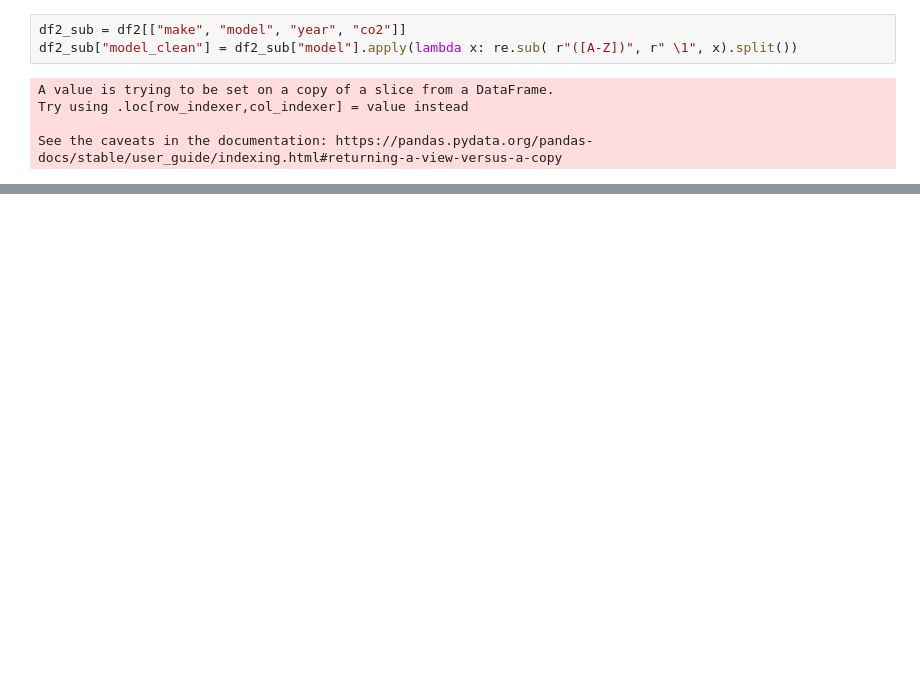
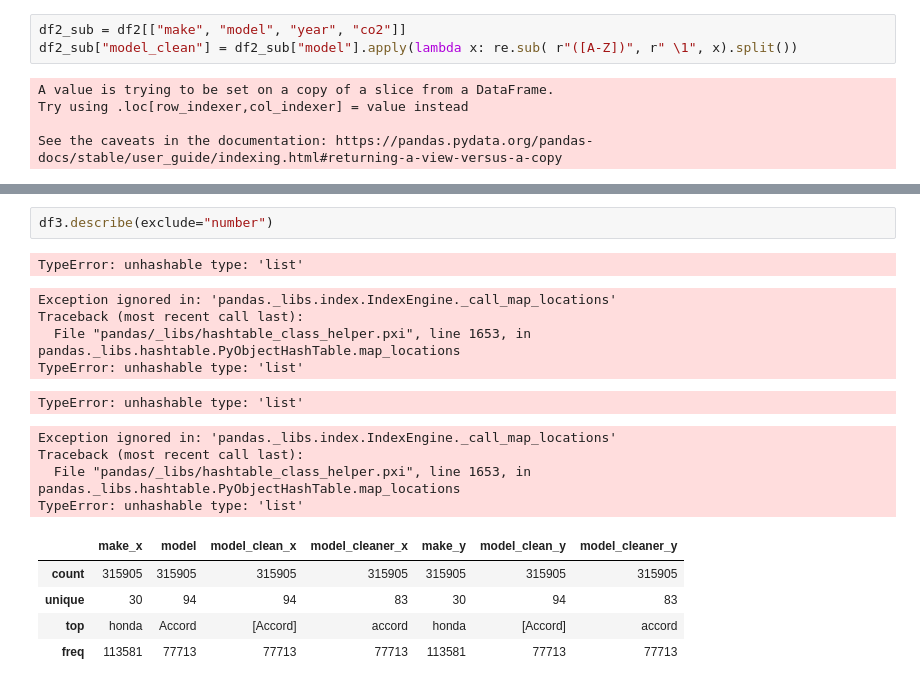
Before and after one commit to BloomTech-Labs/street-smarts-ds, a Jupyter notebook: notebooks/data_merge.ipynb, the cells around one changed output, grey strips where cells are left out. Saved outputs shown, nothing was run; the diff lists cells and outputs as text; blank space fills up the shorter version.

```diff
--- a/notebooks/data_merge.ipynb
+++ b/notebooks/data_merge.ipynb
@@ -59,0 +126,18 @@ df2_sub.head(10)
+# %%
+df3.describe(exclude="number")
+# %% [output]
+TypeError: unhashable type: 'list'
+Exception ignored in: 'pandas._libs.index.IndexEngine._call_map_locations'
+Traceback (most recent call last):
+  File "pandas/_libs/hashtable_class_helper.pxi", line 1653, in pandas._libs.hashtable.PyObjectHashTable.map_locations
+TypeError: unhashable type: 'list'
+TypeError: unhashable type: 'list'
+Exception ignored in: 'pandas._libs.index.IndexEngine._call_map_locations'
+Traceback (most recent call last):
+  File "pandas/_libs/hashtable_class_helper.pxi", line 1653, in pandas._libs.hashtable.PyObjectHashTable.map_locations
+TypeError: unhashable type: 'list'
+|  | make_x | model | model_clean_x | model_cleaner_x | make_y | model_clean_y | model_cleaner_y |
+| count | 315905 | 315905 | 315905 | 315905 | 315905 | 315905 | 315905 |
+| unique | 30 | 94 | 94 | 83 | 30 | 94 | 83 |
+| top | honda | Accord | [Accord] | accord | honda | [Accord] | accord |
+| freq | 113581 | 77713 | 77713 | 77713 | 113581 | 77713 | 77713 |
```
Also changed, not shown: parts of 8 cells of this notebook, 2 other files.
